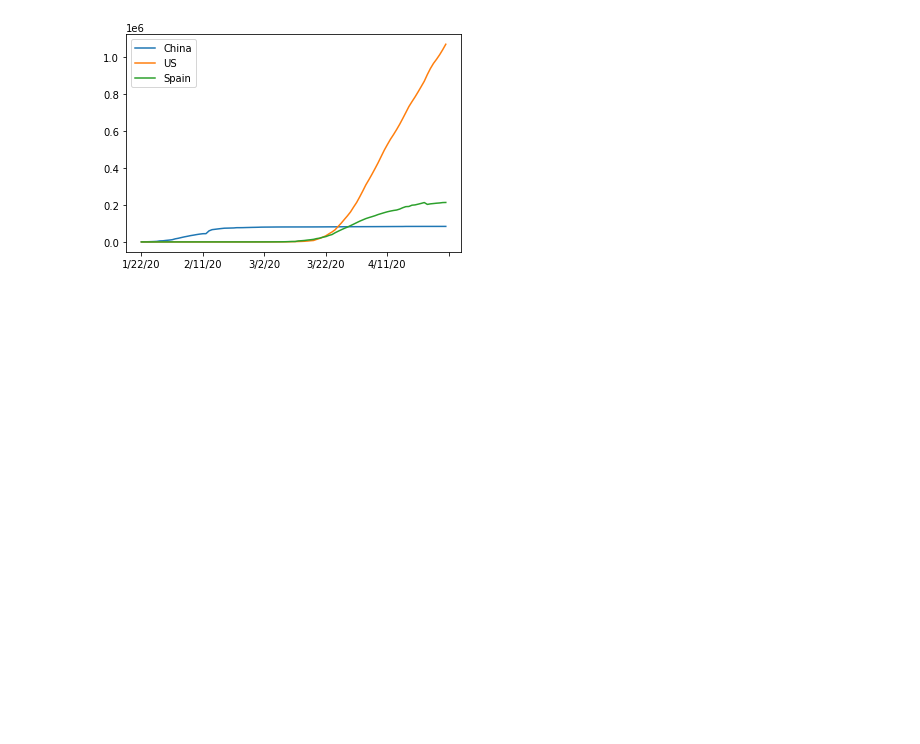
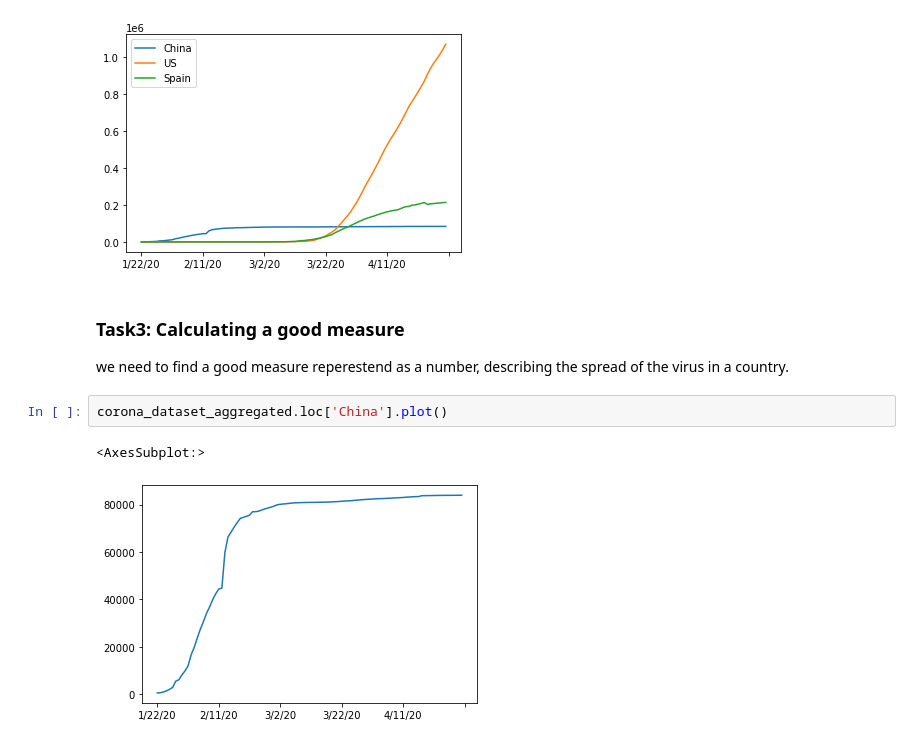
Before and after one commit to ThuanHLe/Python_Project, a Jupyter notebook: Covid_19_Data_Analysis.ipynb, the cells around one changed output. Cells and saved outputs as stored; diff of their text form; blank space fills up the shorter version.

Commit message:
Insert task 3

```diff
--- a/Covid_19_Data_Analysis.ipynb
+++ b/Covid_19_Data_Analysis.ipynb
@@ -104,3 +104,11 @@ plt.legend()
 # %% [output]
 <matplotlib.legend.Legend at 0x...>
 [figure]
+# %% [markdown]
+### Task3: Calculating a good measure
+we need to find a good measure reperestend as a number, describing the spread of the virus in a country.
+# %%
+corona_dataset_aggregated.loc['China'].plot()
+# %% [output]
+<AxesSubplot:>
+[figure, added]
```
Also changed, not shown: parts of 16 cells of this notebook.
